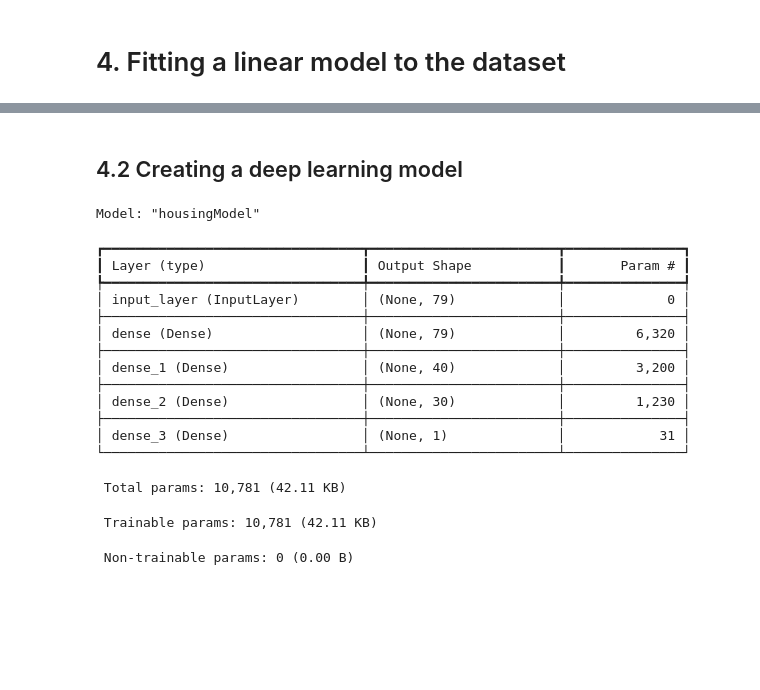
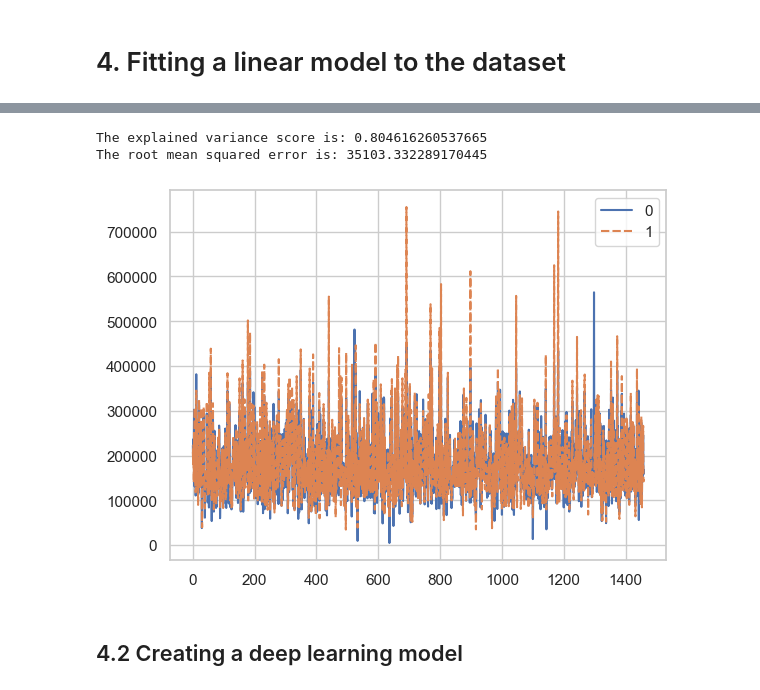
Before and after one commit to TheKnight1993/MLweek8, a Jupyter notebook: notebook.ipynb, the cells around one changed output, grey strips where cells are left out. Saved outputs shown, nothing was run; the diff lists cells and outputs as text; code cells hidden in the pictures; blank space fills up the shorter version.

```diff
--- a/notebook.ipynb
+++ b/notebook.ipynb
@@ -304,3 +339,25 @@ plt.show()
+# %%
+# reducing dimensionality
+x_train = x_train[:,0:34]
+x_test = x_test[:,0:34]
+# %%
+# fit a linear model to the reduced dimension of the input features
+# model = sklearn.linear_model.LogisticRegression()
+model = sklearn.linear_model.LinearRegression()
+model.fit(x_train, train_y)
+
+y_train_pred = model.predict(x_train)
+
+# validate the model on the train data
+sns.lineplot(data=(y_train_pred, train_y))
+ex_var_score = sklearn.metrics.explained_variance_score(train_y.astype('float'), y_train_pred.astype('float'))
+print("The explained variance score is:", ex_var_score)
+rms_error = sklearn.metrics.root_mean_squared_error(train_y.astype('float'), y_train_pred.astype('float'))
+print("The root mean squared error is:", rms_error)
+# %% [output]
+The explained variance score is: 0.804616260537665
+The root mean squared error is: 35103.332289170445
+[figure, added]
 # %% [markdown]
 ## 4.2 Creating a deep learning model
 # %%
@@ -324,20 +378,0 @@ model = keras.Model(inputs=Inputs, outputs=Outputs, name = 'housingModel')
-# %%
-model.summary()
-# %% [output]
-Model: "housingModel"
-┏━━━━━━━━━━━━━━━━━━━━━━━━━━━━━━━━━┳━━━━━━━━━━━━━━━━━━━━━━━━┳━━━━━━━━━━━━━━━┓
-┃ Layer (type)                    ┃ Output Shape           ┃       Param # ┃
-┡━━━━━━━━━━━━━━━━━━━━━━━━━━━━━━━━━╇━━━━━━━━━━━━━━━━━━━━━━━━╇━━━━━━━━━━━━━━━┩
-│ input_layer (InputLayer)        │ (None, 79)             │             0 │
-├─────────────────────────────────┼────────────────────────┼───────────────┤
-│ dense (Dense)                   │ (None, 79)             │         6,320 │
-├─────────────────────────────────┼────────────────────────┼───────────────┤
-│ dense_1 (Dense)                 │ (None, 40)             │         3,200 │
-├─────────────────────────────────┼────────────────────────┼───────────────┤
-│ dense_2 (Dense)                 │ (None, 30)             │         1,230 │
-├─────────────────────────────────┼────────────────────────┼───────────────┤
-│ dense_3 (Dense)                 │ (None, 1)              │            31 │
-└─────────────────────────────────┴────────────────────────┴───────────────┘
- Total params: 10,781 (42.11 KB)
- Trainable params: 10,781 (42.11 KB)
- Non-trainable params: 0 (0.00 B)
```
Also changed, not shown: parts of 22 cells of this notebook.
